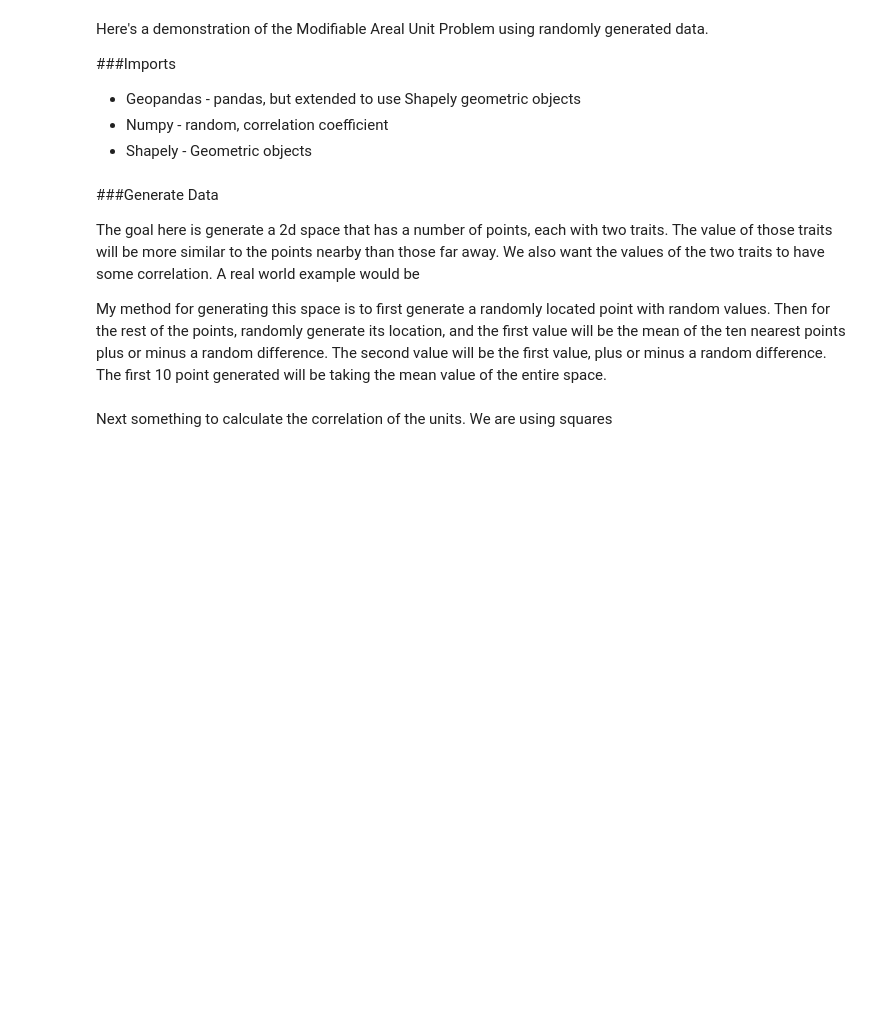
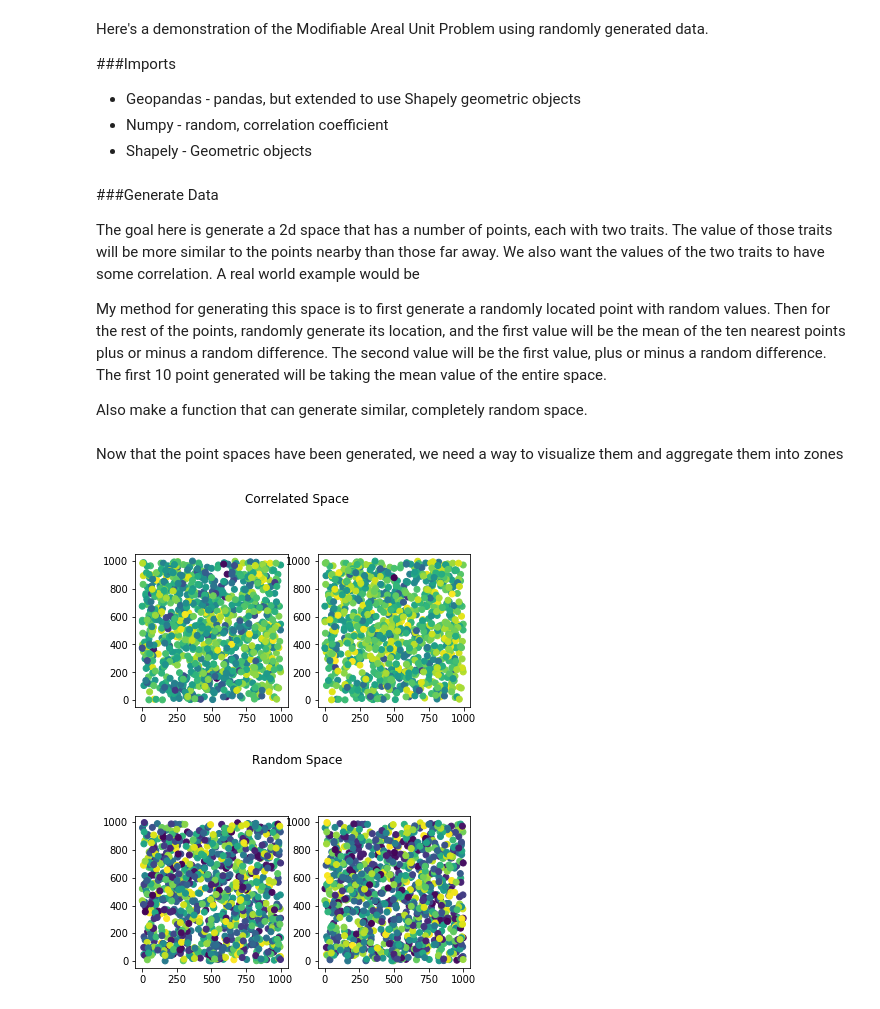
Before and after one commit to ptjacobsen/MAUP_demonstration, a Jupyter notebook: maup_demostration.ipynb, the cells around one changed output. Drawn from its saved outputs; the diff is of its cells as text; code cells hidden in the pictures; blank space fills up the shorter version.

```diff
--- a/maup_demostration.ipynb
+++ b/maup_demostration.ipynb
@@ -16,15 +17,17 @@ from shapely.geometry import Point,Polygon,LineString,MultiLineString
 The goal here is generate a 2d space that has a number of points, each with two traits. The value of those traits will be more similar to the points nearby than those far away. We also want the values of the two traits to have some correlation. A real world example would be
 
 My method for generating this space is to first generate a randomly located point with random values. Then for the rest of the points, randomly generate its location, and the first value will be the mean of the ten nearest points plus or minus a random difference. The second value will be the first value, plus or minus a random difference. The first 10 point generated will be taking the mean value of the entire space.
+
+Also make a function that can generate similar, completely random space.
 # %%
-def build_correlated_gdf(stddev = 40,size = 1000, point_ct = 1000):
+def build_correlated_gdf(stddev = 40, point_ct = 1000):
 
     x = random.randint(1, 1000)
     y = random.randint(1, 1000)
     point0 = Point(x, y)
     r1 = random.randint(1,1000)
     gdf = gpd.GeoDataFrame({'geometry':[point0],
-                            'value':[r1],
+                            'value1':[r1],
                             'value2':[r1]}
                            ,index=[0])
 
@@ -39,7 +42,7 @@ def build_correlated_gdf(stddev = 40,size = 1000, point_ct = 1000):
         temp_gdf = gdf.copy()
         temp_gdf['dist'] = temp_gdf['geometry'].apply(lambda p: p.distance(newPoint))
         temp_gdf.sort_values('dist',inplace=True)
-        vm = temp_gdf.head(10)['value'].mean()
+        vm = temp_gdf.head(10)['value1'].mean()
 
         # use this value as the center of a normal distribution, and pick a value randomly on that distribution
         # second value takes the normal dist of diff
@@ -47,25 +50,46 @@ def build_correlated_gdf(stddev = 40,size = 1000, point_ct = 1000):
         valdiff2 = random.normal(valdiff,stddev)
 
         # if the value goes outside our bounds, just bounce it back inside
-        if ((vm + valdiff) > size) | ((vm + valdiff) < 1):
+        if ((vm + valdiff) > 1000) | ((vm + valdiff) < 1):
             valdiff = -valdiff
-        if ((vm + valdiff2) > size) | ((vm + valdiff2) < 1):
+        if ((vm + valdiff2) > 1000) | ((vm + valdiff2) < 1):
             valdiff2 = -valdiff2
 
         # add the point and the values to the end of the the ongoing geodataframe
         gdf = gdf.append(gpd.GeoDataFrame({'geometry': [newPoint],
-                                'value': [vm+valdiff],
+                                'value1': [vm+valdiff],
                                 'value2': [vm+valdiff2]}
                                 , index=[len(gdf)]))
 
     return gdf
 
-def build_random_gdf(size = 1000, point_ct = 1000):
+def build_random_gdf(point_ct = 1000):
 
     vals = [random.randint(1,1000) for i in range(point_ct)]
     vals2 = [random.randint(1,1000) for i in range(point_ct)]
-    points = [Point(random.randint(1,size),random.randint(1,size)) for i in range(point_ct)]
+    points = [Point(random.randint(1,1000),random.randint(1,1000)) for i in range(point_ct)]
 
-    return gpd.GeoDataFrame({'value':vals,'value2':vals2,'geometry':points})
+    return gpd.GeoDataFrame({'value1':vals,'value2':vals2,'geometry':points})
+
+
+
+correlated_space = build_correlated_gdf()
+random_space = build_random_gdf()
-# %% [markdown]
-Next something to calculate the correlation of the units. We are using squares
+# %% [markdown]
+Now that the point spaces have been generated, we need a way to visualize them and aggregate them into zones
+# %%
+def plot_side_by_side(gdf,title='',):
+    fig, (ax1,ax2) = plt.subplots(nrows=1,ncols=2)
+    fig.suptitle(title)
+    ax1.set_aspect('equal')
+    ax2.set_aspect('equal')
+    gdf.plot(ax=ax1,column='value1')
+    gdf.plot(ax=ax2,column='value2')
+    plt.show()
+
+
+plot_side_by_side(correlated_space,'Correlated Space')
+plot_side_by_side(random_space,'Random Space')
+# %% [output]
+[figure, added]
+[figure, added]
```
Also changed, not shown: parts of 6 cells of this notebook.
